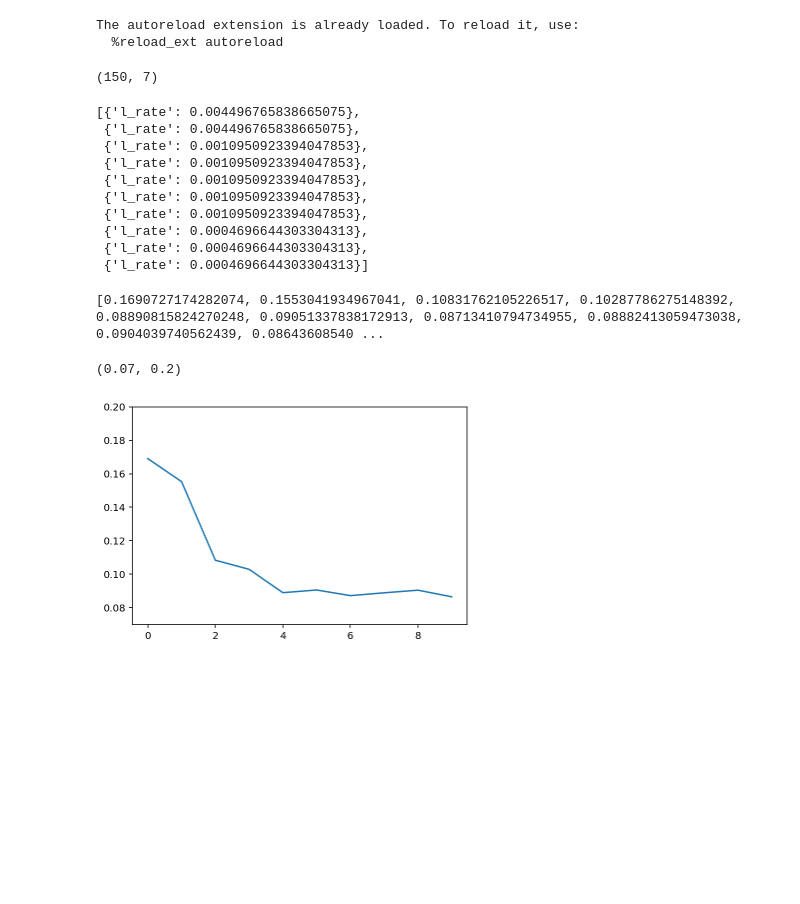
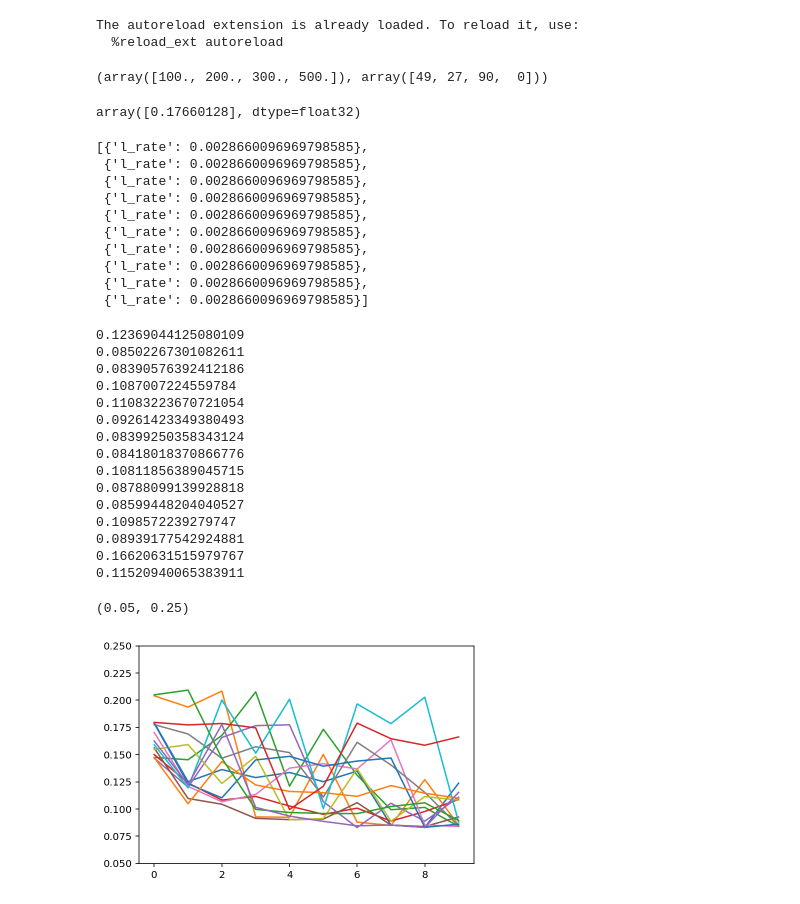
Before and after one commit to mle-infrastructure/mle-toolbox, a Jupyter notebook: notebooks/inspect_pbt.ipynb, the cells around one changed output. Drawn from its saved outputs; the diff is of its cells as text; code cells hidden in the pictures; blank space fills up the shorter version.

```diff
--- a/notebooks/inspect_pbt.ipynb
+++ b/notebooks/inspect_pbt.ipynb
@@ -7,38 +11,56 @@
 The autoreload extension is already loaded. To reload it, use:
   %reload_ext autoreload
 # %%
-pbt_log_path = "../examples/pbt_log.pkl"
-from mle_toolbox.utils import load_pkl_object
-import matplotlib.pyplot as plt
+pbt_log_path = "../examples/experiments/pbt_mnist/pbt_log.pkl"
+
 pbt_log = load_pkl_object(pbt_log_path)
 # %%
 pbt_log = pbt_log.sort_values(["pbt_step_id", "worker_id"])
-pbt_log.shape
+np.unique(pbt_log.num_updates, return_index=True)
 # %% [output]
-(150, 7)
+(array([100., 200., 300., 500.]), array([49, 27, 90,  0]))
+# %%
+log = load_run_log("../examples/" + pbt_log.iloc[49].log_path)
+log.meta_log.stats.test_loss
+# %% [output]
+array([0.17660128], dtype=float32)
 # %%
 pbt_log[pbt_log["worker_id"] == 3]["hyperparams"].tolist()
 # %% [output]
-[{'l_rate': 0.004496765838665075},
- {'l_rate': 0.004496765838665075},
- {'l_rate': 0.0010950923394047853},
- {'l_rate': 0.0010950923394047853},
- {'l_rate': 0.0010950923394047853},
- {'l_rate': 0.0010950923394047853},
- {'l_rate': 0.0010950923394047853},
- {'l_rate': 0.0004696644303304313},
- {'l_rate': 0.0004696644303304313},
- {'l_rate': 0.0004696644303304313}]
+[{'l_rate': 0.0028660096969798585},
+ {'l_rate': 0.0028660096969798585},
+ {'l_rate': 0.0028660096969798585},
+ {'l_rate': 0.0028660096969798585},
+ {'l_rate': 0.0028660096969798585},
+ {'l_rate': 0.0028660096969798585},
+ {'l_rate': 0.0028660096969798585},
+ {'l_rate': 0.0028660096969798585},
+ {'l_rate': 0.0028660096969798585},
+ {'l_rate': 0.0028660096969798585}]
 # %%
-for i in range(3, 4):
+for i in range(15):
     loss = pbt_log[pbt_log["worker_id"] == i]["test_loss"].tolist()
-    print(loss)
+    print(loss[-1])
     plt.plot(loss)
-plt.ylim(0.07, 0.2)
+plt.ylim(0.05, 0.25)
 # %% [output]
-[0.1690727174282074, 0.1553041934967041, 0.10831762105226517, 0.10287786275148392, 0.08890815824270248, 0.09051337838172913, 0.08713410794734955, 0.08882413059473038, 0.0904039740562439, 0.08643608540 ...
+0.12369044125080109
+0.08502267301082611
+0.08390576392412186
+0.1087007224559784
+0.11083223670721054
+0.09261423349380493
+0.08399250358343124
+0.08418018370866776
+0.10811856389045715
+0.08788099139928818
+0.08599448204040527
+0.1098572239279747
+0.08939177542924881
+0.16620631515979767
+0.11520940065383911
-(0.07, 0.2)
+(0.05, 0.25)
-[figure, old version]
+[figure, new version]
 # %%
 pbt_log
 # %% [output]
```
Also changed, not shown: parts of 2 cells of this notebook, 17 other files.
